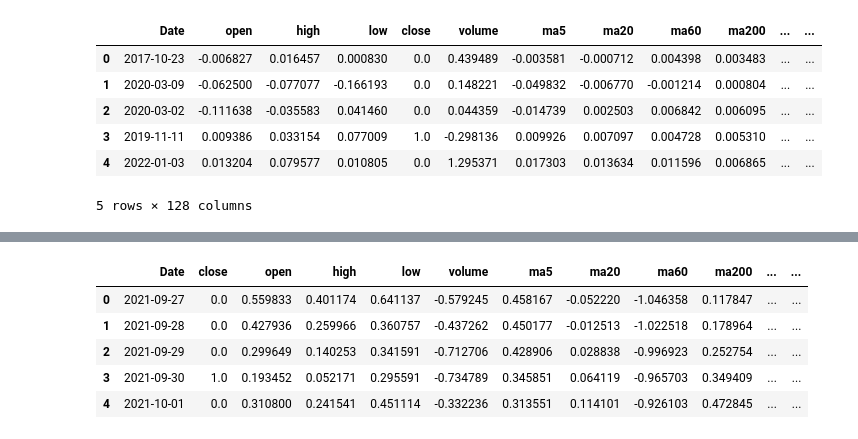
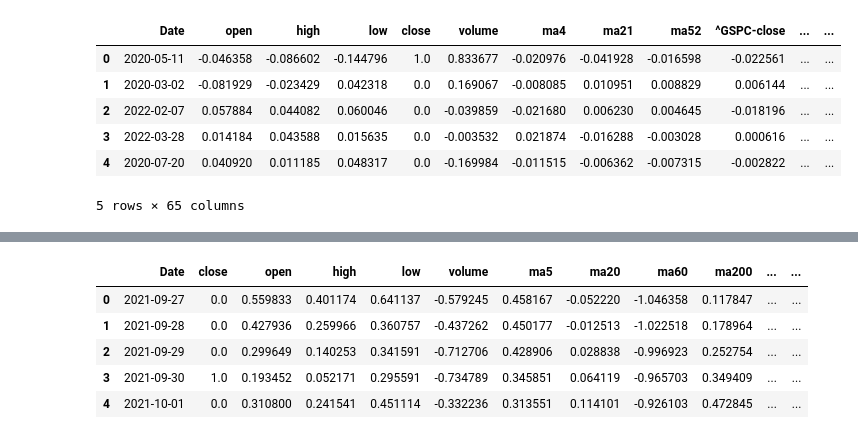
Before and after one commit to acgowda/market-flow, a Jupyter notebook: model/model_testing.ipynb, the cells around one changed output, grey strips where cells are left out. Saved outputs shown, nothing was run; the diff lists cells and outputs as text; code cells hidden in the pictures.

```diff
--- a/model/model_testing.ipynb
+++ b/model/model_testing.ipynb
@@ -17,12 +17,12 @@ Mounted at /content/drive/
 # %%
 # df = pd.read_csv('/content/drive/Shareddrives/PIC 16B Project/stock_data3.csv')
-df = pd.read_csv('/content/drive/Shareddrives/PIC 16B Project/weekly_stock_data_large.csv')
+df = pd.read_csv('/content/drive/Shareddrives/PIC 16B Project/weekly_stock_data4.csv')
 df.head()
 # %% [output]
-|  | Date | open | high | low | close | volume | ma5 | ma20 | ma60 | ma200 | ... | ... |
-| 0 | 2017-10-23 | -0.006827 | 0.016457 | 0.000830 | 0.0 | 0.439489 | -0.003581 | -0.000712 | 0.004398 | 0.003483 | ... | ... |
-| 1 | 2020-03-09 | -0.062500 | -0.077077 | -0.166193 | 0.0 | 0.148221 | -0.049832 | -0.006770 | -0.001214 | 0.000804 | ... | ... |
-| 2 | 2020-03-02 | -0.111638 | -0.035583 | 0.041460 | 0.0 | 0.044359 | -0.014739 | 0.002503 | 0.006842 | 0.006095 | ... | ... |
-| 3 | 2019-11-11 | 0.009386 | 0.033154 | 0.077009 | 1.0 | -0.298136 | 0.009926 | 0.007097 | 0.004728 | 0.005310 | ... | ... |
-| 4 | 2022-01-03 | 0.013204 | 0.079577 | 0.010805 | 0.0 | 1.295371 | 0.017303 | 0.013634 | 0.011596 | 0.006865 | ... | ... |
+|  | Date | open | high | low | close | volume | ma4 | ma21 | ma52 | ^GSPC-close | ... | ... |
+| 0 | 2020-05-11 | -0.046358 | -0.086602 | -0.144796 | 1.0 | 0.833677 | -0.020976 | -0.041928 | -0.016598 | -0.022561 | ... | ... |
+| 1 | 2020-03-02 | -0.081929 | -0.023429 | 0.042318 | 0.0 | 0.169067 | -0.008085 | 0.010951 | 0.008829 | 0.006144 | ... | ... |
+| 2 | 2022-02-07 | 0.057884 | 0.044082 | 0.060046 | 0.0 | -0.039859 | -0.021680 | 0.006230 | 0.004645 | -0.018196 | ... | ... |
+| 3 | 2022-03-28 | 0.014184 | 0.043588 | 0.015635 | 0.0 | -0.003532 | 0.021874 | -0.016288 | -0.003028 | 0.000616 | ... | ... |
+| 4 | 2020-07-20 | 0.040920 | 0.011185 | 0.048317 | 0.0 | -0.169984 | -0.011515 | -0.006362 | -0.007315 | -0.002822 | ... | ... |
-5 rows × 128 columns
+5 rows × 65 columns
```
Also changed, not shown: parts of 14 cells of this notebook.
